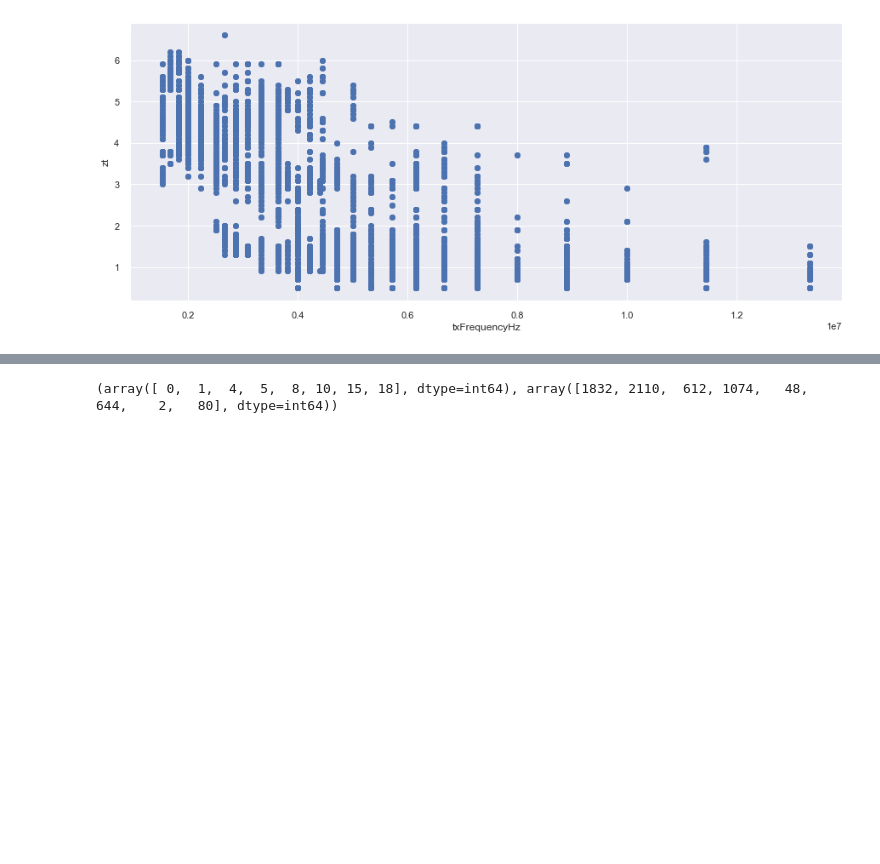
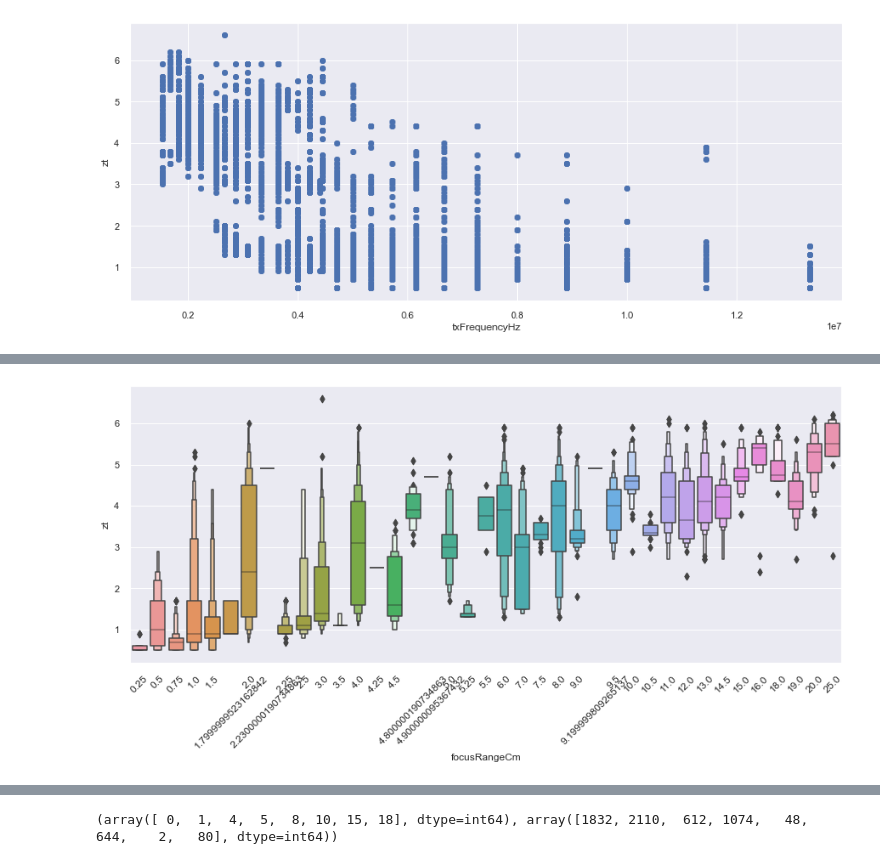
Before and after one commit to Hot-KimChi/AOP_ML, a Jupyter notebook: To reduce measurement range.ipynb, the cells around one changed output, grey strips where cells are left out. Saved outputs shown, nothing was run; the diff lists cells and outputs as text; code cells hidden in the pictures; blank space fills up the shorter version.

```diff
--- a/To reduce measurement range.ipynb
+++ b/To reduce measurement range.ipynb
@@ -264,0 +269,4 @@ fn_scatter('txFrequencyHz', 'zt')
+# %%
+fn_boxplot('focusRangeCm', 'zt')
+# %% [output]
+[figure, added]
```
Also changed, not shown: parts of 3 cells of this notebook.
